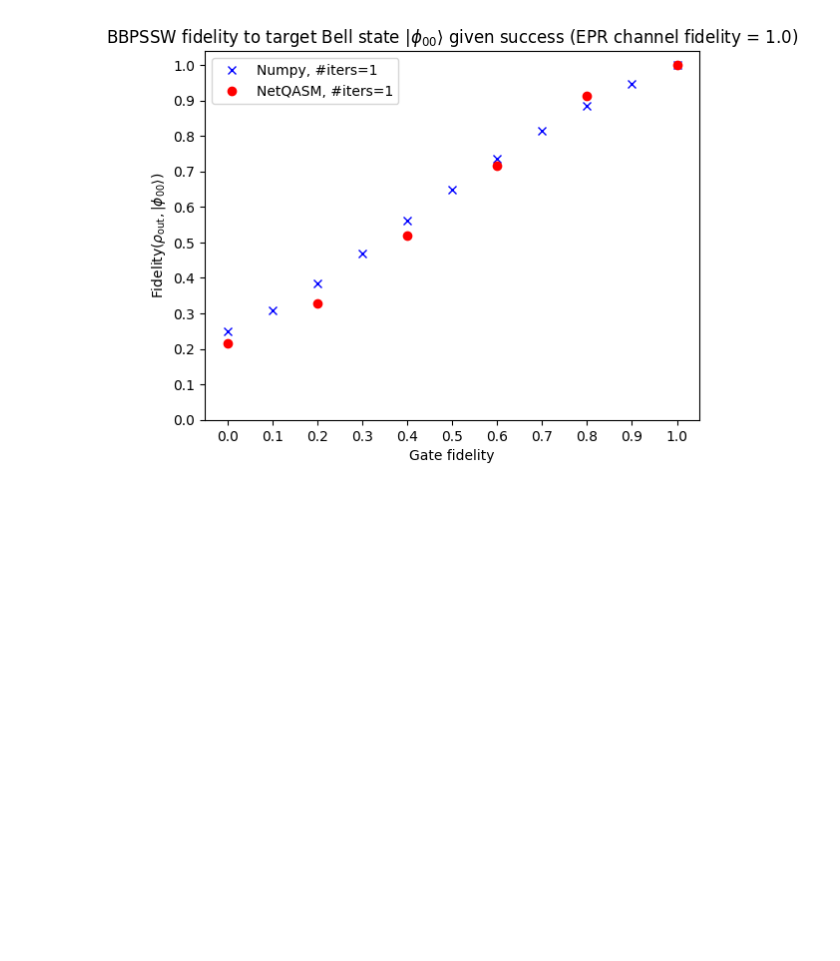
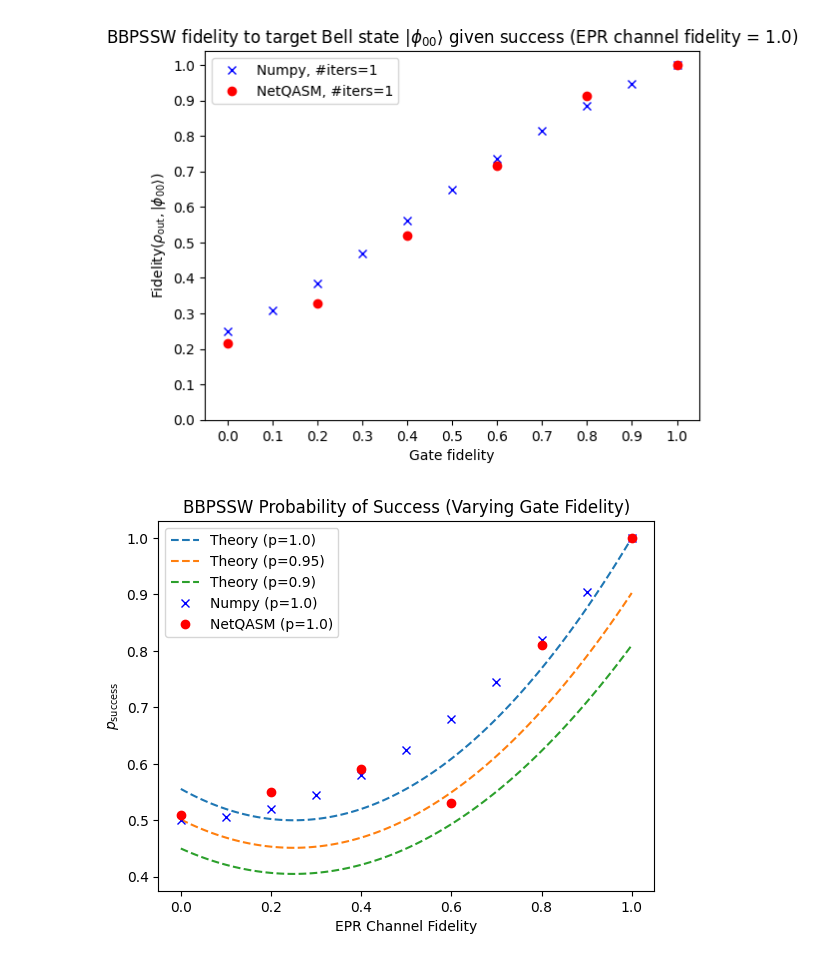
Before and after one commit to iDragos1234/CS4090, a Jupyter notebook: project/bbpssw/bbpssw_simulation.ipynb, the cells around one changed output. Saved outputs shown, nothing was run; the diff lists cells and outputs as text; code cells hidden in the pictures; blank space fills up the shorter version.

Commit message:
add simulation plots

```diff
--- a/project/bbpssw/bbpssw_simulation.ipynb
+++ b/project/bbpssw/bbpssw_simulation.ipynb
@@ -255,0 +302,33 @@ plt.show()
+# %%
+# Define gate fidelities to plot
+gate_fids = [1.0, 0.95, 0.9]  # Example values
+
+# Plot theoretical curves
+ps = np.linspace(0, 1, 101)
+for p in gate_fids:
+    plt.plot(
+        ps,
+        [prob_succ_theory(f, p) for f in ps],
+        linestyle='--',
+        label=f'Theory (p={p})'
+    )
+
+# Plot simulation data (Numpy and NetQASM)
+plt.plot(
+    numpy_sim_results.query('`Gate fidelity` == 1.0')['EPR channel fidelity'],
+    numpy_sim_results.query('`Gate fidelity` == 1.0')['P_Succ'],
+    'xb', label='Numpy (p=1.0)'
+)
+plt.plot(
+    netqasm_sim_results.query('`Gate fidelity` == 1.0')['EPR channel fidelity'],
+    netqasm_sim_results.query('`Gate fidelity` == 1.0')['P_succ'],
+    'ro', label='NetQASM (p=1.0)'
+)
+
+plt.title('BBPSSW Probability of Success (Varying Gate Fidelity)')
+plt.xlabel('EPR Channel Fidelity')
+plt.ylabel(r'$p_\text{success}$')
+plt.legend()
+plt.show()
+# %% [output]
+[figure, added]
```
Also changed, not shown: parts of 5 cells of this notebook, 1 other file.
